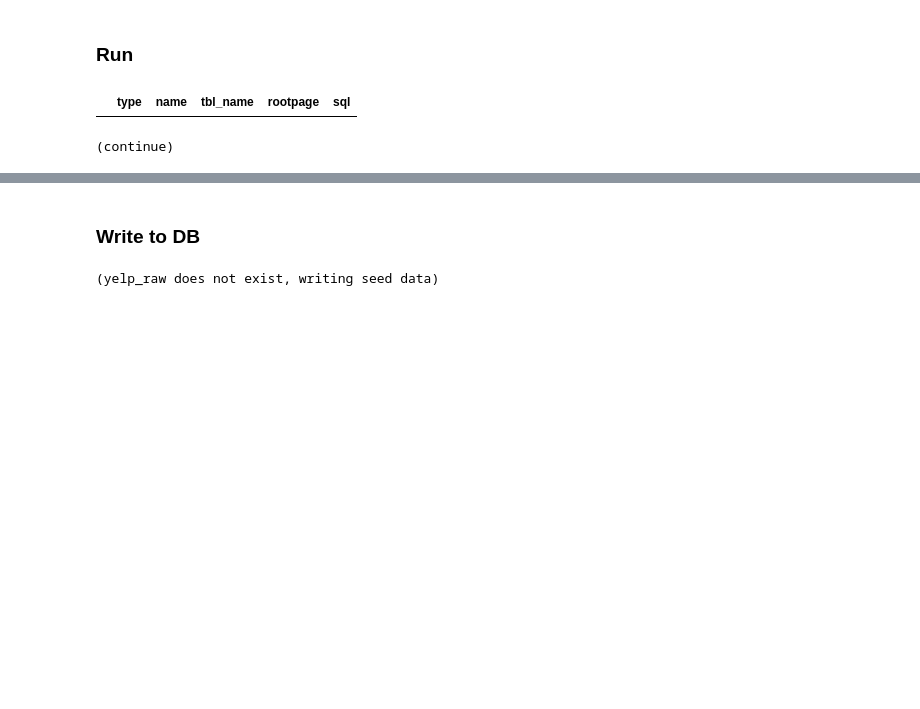
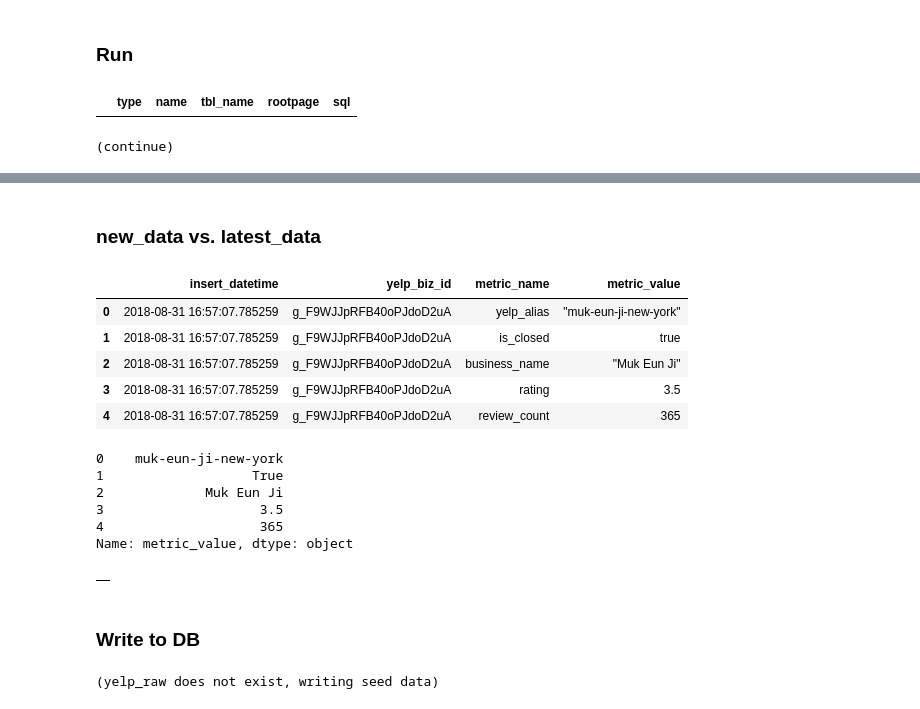
Before and after one commit to samuelluo/restaurants, a Jupyter notebook: scrape_yelp.ipynb, the cells around one changed output, grey strips where cells are left out. Saved outputs shown, nothing was run; the diff lists cells and outputs as text; code cells hidden in the pictures; blank space fills up the shorter version.

```diff
--- a/scrape_yelp.ipynb
+++ b/scrape_yelp.ipynb
@@ -98,6 +96,7 @@ def get_ratings_distribution(soup):
 def get_price_range(soup):
     price_range = soup.find('span', {'class': 'business-attribute price-range'})
     price_range = price_range.text.count('$')
+    price_range = json.dumps(price_range)
     return price_range
 # %%
 def get_category_list(soup):
@@ -105,7 +104,7 @@ def get_category_list(soup):
     category_list = category_list.contents
     category_list = [i.string for i in category_list]
     category_list = [i for i in category_list if '\n' not in i]
-    return json.dumps(category_list)    # stringify for sqlite
+    return category_list
 # %%
 def get_address(soup):
     address = soup.find('address')
@@ -289,0 +301,2 @@ Wall time: 7min 4s
+# %% [markdown]
+### new_data vs. latest_data
@@ -289,0 +306,22 @@ Wall time: 7min 4s
+# %%
+new_data.head()
+# %% [output]
+|  | insert_datetime | yelp_biz_id | metric_name | metric_value |
+| 0 | 2018-08-31 16:57:07.785259 | g_F9WJJpRFB40oPJdoD2uA | yelp_alias | "muk-eun-ji-new-york" |
+| 1 | 2018-08-31 16:57:07.785259 | g_F9WJJpRFB40oPJdoD2uA | is_closed | true |
+| 2 | 2018-08-31 16:57:07.785259 | g_F9WJJpRFB40oPJdoD2uA | business_name | "Muk Eun Ji" |
+| 3 | 2018-08-31 16:57:07.785259 | g_F9WJJpRFB40oPJdoD2uA | rating | 3.5 |
+| 4 | 2018-08-31 16:57:07.785259 | g_F9WJJpRFB40oPJdoD2uA | review_count | 365 |
+# %%
+new_data['metric_value'].apply(json.loads).head()
+# %% [output]
+0    muk-eun-ji-new-york
+1                   True
+2             Muk Eun Ji
+3                    3.5
+4                    365
+Name: metric_value, dtype: object
+# %%
+latest_data.head()
+# %% [output]
+|  |
```
Also changed, not shown: parts of 26 cells of this notebook.
